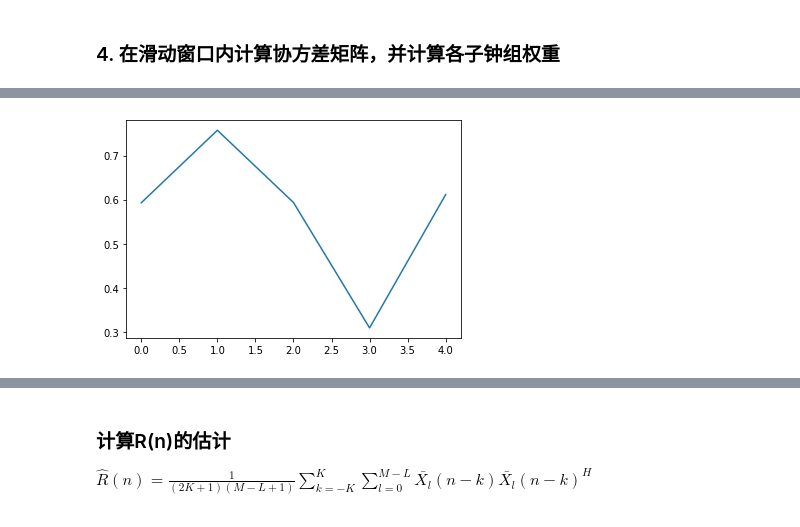
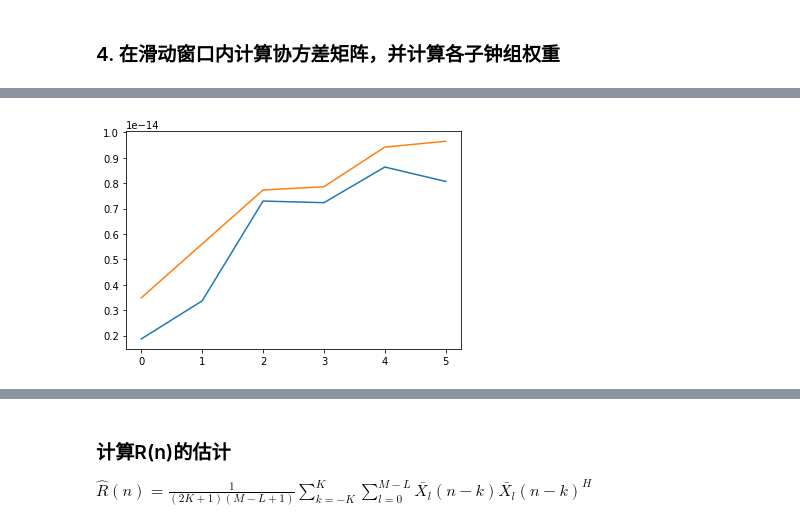
Before and after one commit to mochiliu3000/beamformer, a Jupyter notebook: Minimum Variance Beamformer.ipynb, the cells around one changed output, grey strips where cells are left out. Cells and saved outputs as stored; diff of their text form; code cells hidden in the pictures.

Commit message:
Merge code of data simulation and MVB

```diff
--- a/Minimum Variance Beamformer.ipynb
+++ b/Minimum Variance Beamformer.ipynb
@@ -6,0 +62,8 @@
+# %%
+mu_s = 0
+sigma_s = 10 ** (-30)
+beta = np.random.uniform(-1.0, 1.0, clock_size)
+noice_global = np.random.normal(loc=mu_s, scale=math.sqrt(sigma_s), size=(len(t), 1))
+
+print(beta)
+print(noice_global)
@@ -6,0 +82,3 @@
+# %%
+y_t = y_t + noice_global * beta
+print(y_t)
@@ -46,9 +132,10 @@ You should consider upgrading via the 'pip install --upgrade pip' command.
 # %%
 subset_size = 3
 subsets = list()
-for i in range(test_data.shape[1]):
-    if i + subset_size <= test_data.shape[1]:
-        subset = test_data[:,i:i+subset_size]
-        subsets.append(subset)
+if subset_size > y_t.shape[1]:
+    raise Exception('The subset size should not be greater than the number of clocks')
+for i in range(y_t.shape[1] - subset_size + 1):
+    subset = y_t[:,i:i+subset_size]
+    subsets.append(subset)
 print(subsets)
 # %% [output]
@@ -76,24 +163,23 @@ window_size = 5
 window_step = 1
 A = np.ones((clock_size - subset_size + 1, 1))
 
-for i in range(test_data.shape[0]):
+if window_size > y_t.shape[0]:
+    raise Exception('The window size should not be greater than the number of time points')
+
+
+weighted_clock_estimation = []
+for i in range(int((y_t.shape[0] - window_size) / window_step) + 1):
     subset_raw_sum_list = list()
     print("------------------Step %s------------------" % i)
     for j in range(len(subsets)):
-        if i + window_size <= test_data.shape[0]:
-            # 1. Get raw subset
-            subset_raw = subsets[j][i:i+window_size,]
+        # 1. Get raw subset
+        subset_raw = subsets[j][i:i+window_size,]
 
-            # 2. Calculate summation within a subset
-            if subset_raw is None:
-                break
-            subset_raw_sum = np.sum(subset_raw, axis=1)
-            subset_raw_sum_list.append(subset_raw_sum)
-            print("*** Raw sum ***")
-            print(subset_raw_sum)
-    if len(subset_raw_sum_list) == 0:
-        print("BREAK")
-        break
+        # 2. Calculate summation within a subset
+        subset_raw_sum = np.sum(subset_raw, axis=1)
+        subset_raw_sum_list.append(subset_raw_sum)
+        print("*** Raw sum ***")
+        print(subset_raw_sum)
 
     # 3. Calculate covariance matrix mean (Element-wise)
     print("*** Cov mean ***")
@@ -114,19 +200,45 @@ for i in range(test_data.shape[0]):
     print("*** Weighted output ***")
     Z = (np.dot(weight.T, np.asarray(subset_raw_sum_list)) / (clock_size - subset_size + 1))[0]
     print(Z)
-    fig = plt.figure(facecolor='white')
-    plt.plot(Z)
-    plt.show()
 
-    # 7. Calculate Allan variance
-    print("*** Weighted output's Allan Variance ***")
-    (taus, adevs, errors, ns) = allantools.adev(Z)
-    print(adevs)
+    # 7. Select the last element in Z as the estimation of weighted clock
+    weighted_clock_estimation.append(Z[-1])
 
-    print("*** Each subset's Allan Variance ***")
-    for item in subset_raw_sum_list:
-        (taus, adevs, errors, ns) = allantools.adev(item)
-        print(adevs)
+# 8. Visualize weighted clock estimation and each clock
+print("------------------Overall------------------")
+print("*** Weighted clock estimation ***")
+print(weighted_clock_estimation)
+
+real_clock = y_t[-(int((y_t.shape[0] - window_size) / window_step) + 1):,]
+real_clock_mean = np.mean(real_clock, axis=1)
+print("*** Mean clock estimation ***")
+print(real_clock_mean)
+
+print("*** Clock covariance matrix ***")
+print(np.cov(real_clock.T))
+
+fig = plt.figure(facecolor='white')
+plt.plot(weighted_clock_estimation)
+plt.plot(real_clock_mean)
+plt.show()
+
+fig = plt.figure(facecolor='white')
+plt.plot(real_clock)
+plt.show()
+
+# 9. Calculate Allan variance
+print("*** Weighted clock's Allan Variance ***")
+(taus, adevs, errors, ns) = allantools.adev(weighted_clock_estimation)
+print('taus - %s, adevs - %s' % (taus, adevs))
+
+print("*** Mean clock's Allan Variance ***")
+(taus, adevs, errors, ns) = allantools.adev(real_clock_mean)
+print('taus - %s, adevs - %s' % (taus, adevs))
+
+print("*** Each clock's Allan Variance ***")
+for i in range(real_clock.shape[1]):
+    (taus, adevs, errors, ns) = allantools.adev(real_clock[:,i])
+    print('taus - %s, adevs - %s' % (taus, adevs))
 # %% [output]
 ------------------Step 0------------------
 *** Raw sum ***
@@ -148 +260 @@ for i in range(test_data.shape[0]):
-[figure, old version]
+[figure, new version]
```
Also changed, not shown: parts of 19 cells of this notebook.
